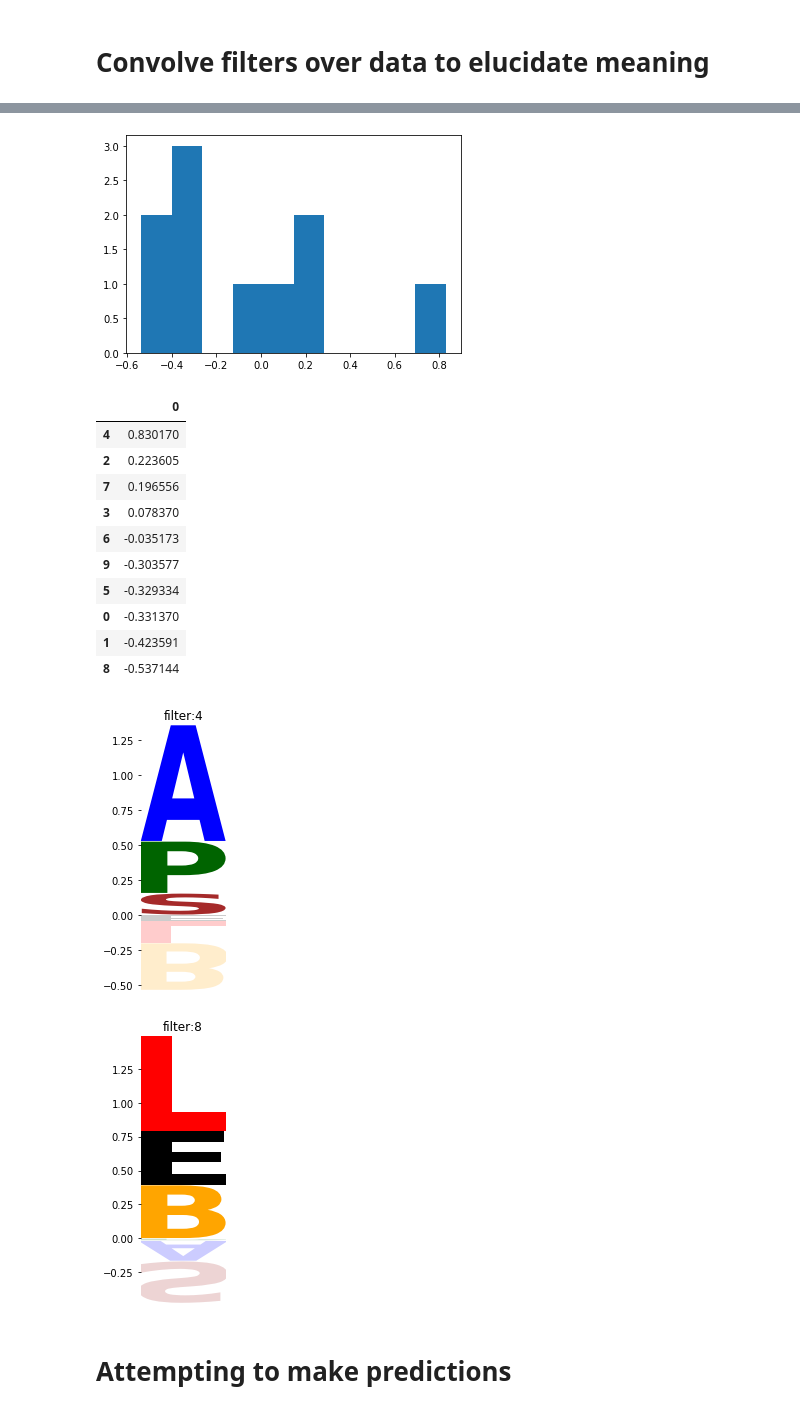
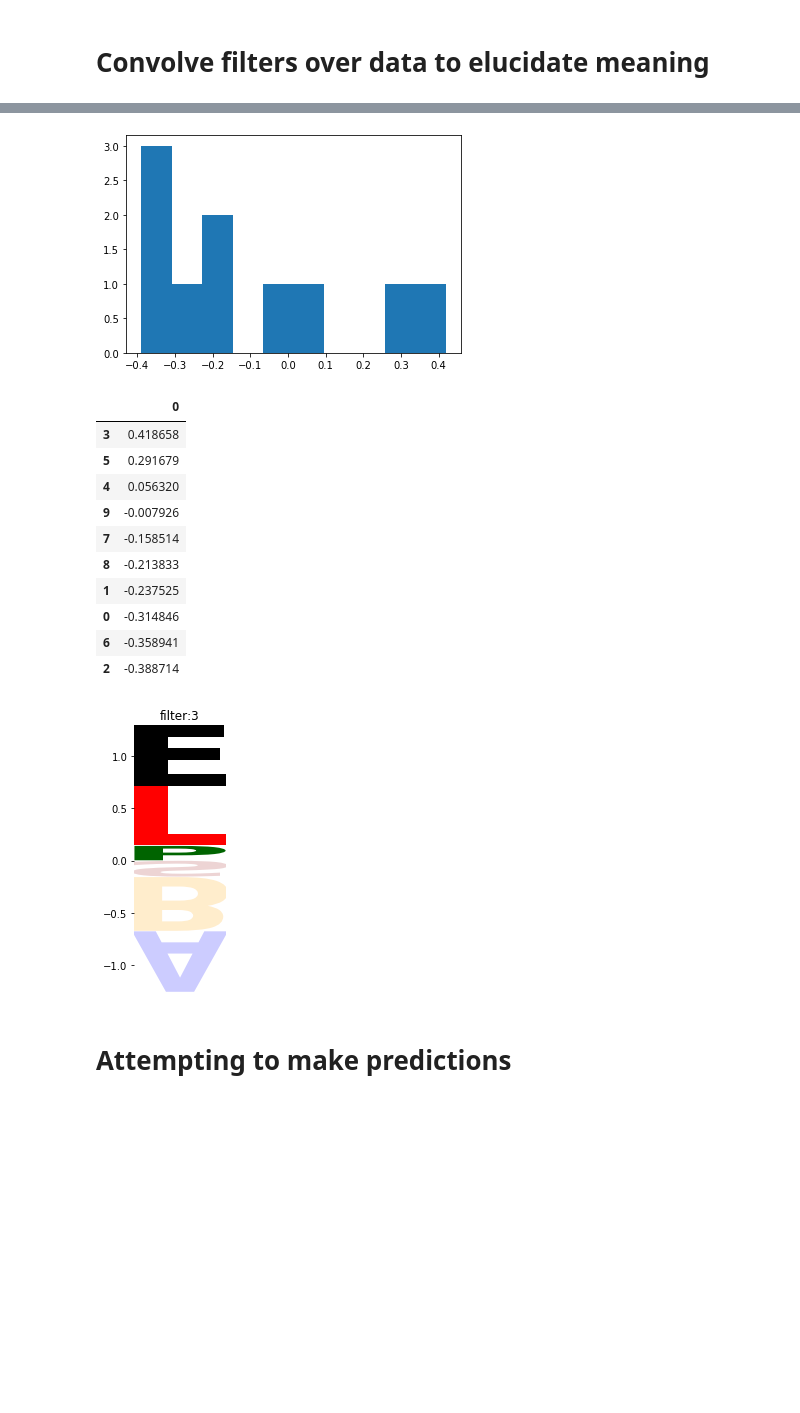
Before and after one commit to georgeoshardo/ConvConsortium, a Jupyter notebook: ConvNet.ipynb, the cells around one changed output, grey strips where cells are left out. Drawn from its saved outputs; the diff is of its cells as text; code cells hidden in the pictures; blank space fills up the shorter version.

```diff
--- a/ConvNet.ipynb
+++ b/ConvNet.ipynb
@@ -34,6 +36,14 @@ import logomaker
 # %%
 data = pd.read_csv("fullmodeldata.txt", sep = "\t")
 data = data.groupby(np.arange(len(data))//3).mean()
+# %%
+scaler = MinMaxScaler(feature_range=(0,1))
+scaler.fit(np.array(data["ratefactor"]).reshape(-1,1))
+data["ratefactor"] = scaler.transform(np.array(data["ratefactor"]).reshape(-1,1))
+# %%
+scaler = MinMaxScaler(feature_range=(0,1))
+scaler.fit(np.array(data["yieldfactor"]).reshape(-1,1))
+data["yieldfactor"] = scaler.transform(np.array(data["yieldfactor"]).reshape(-1,1))
 # %%
 species = data.columns[7:13]
 species
@@ -229,5 +239,5 @@ Text(-5.5, 0.95, 'r^2 is 0.9538950563651752')
 # %%
-wb = model.get_layer("conv1d_19").get_weights()
+wb = model.get_layer("conv1d_1").get_weights()
 weights, bias = wb
 weights = weights.reshape(1,kernel_length,6,conv_filters)
 print(weights.shape)
@@ -321,5 +331,5 @@ filter_names = merged_data.columns[13:-1]
 sns.heatmap(np.array(merged_data[filter_names]).T)
 conv_correlations = []
 for x in range(len(filters)):
-    conv_correlations.append(scipy.stats.pearsonr(np.log(merged_data["ratefactor"]), merged_data[filter_names[x]])[0])
+    conv_correlations.append(scipy.stats.pearsonr((merged_data["ratefactor"]), merged_data[filter_names[x]])[0])
 # %% [output]
@@ -329,26 +339,25 @@ plt.hist(conv_correlations, bins = len(conv_correlations))
 plt.show()
 pd.DataFrame(conv_correlations).sort_values(by = 0, ascending=False)
 # %% [output]
-[figure, old version]
+[figure, new version]
 |  | 0 |
-| 4 | 0.830170 |
-| 2 | 0.223605 |
-| 7 | 0.196556 |
-| 3 | 0.078370 |
-| 6 | -0.035173 |
-| 9 | -0.303577 |
-| 5 | -0.329334 |
-| 0 | -0.331370 |
-| 1 | -0.423591 |
-| 8 | -0.537144 |
+| 3 | 0.418658 |
+| 5 | 0.291679 |
+| 4 | 0.056320 |
+| 9 | -0.007926 |
+| 7 | -0.158514 |
+| 8 | -0.213833 |
+| 1 | -0.237525 |
+| 0 | -0.314846 |
+| 6 | -0.358941 |
+| 2 | -0.388714 |
 # %%
-for x in [4, 8]:
+for x in [3]:
     consortium_logo(pd.DataFrame(test.iloc[x]).T)
     title = "filter:" + str(x)
     plt.title(title)
 # %% [output]
-[figure, old version]
+[figure, new version]
-[figure, removed]
 # %% [markdown]
 # Attempting to make predictions
 # %%
```
Also changed, not shown: parts of 8 cells of this notebook.
